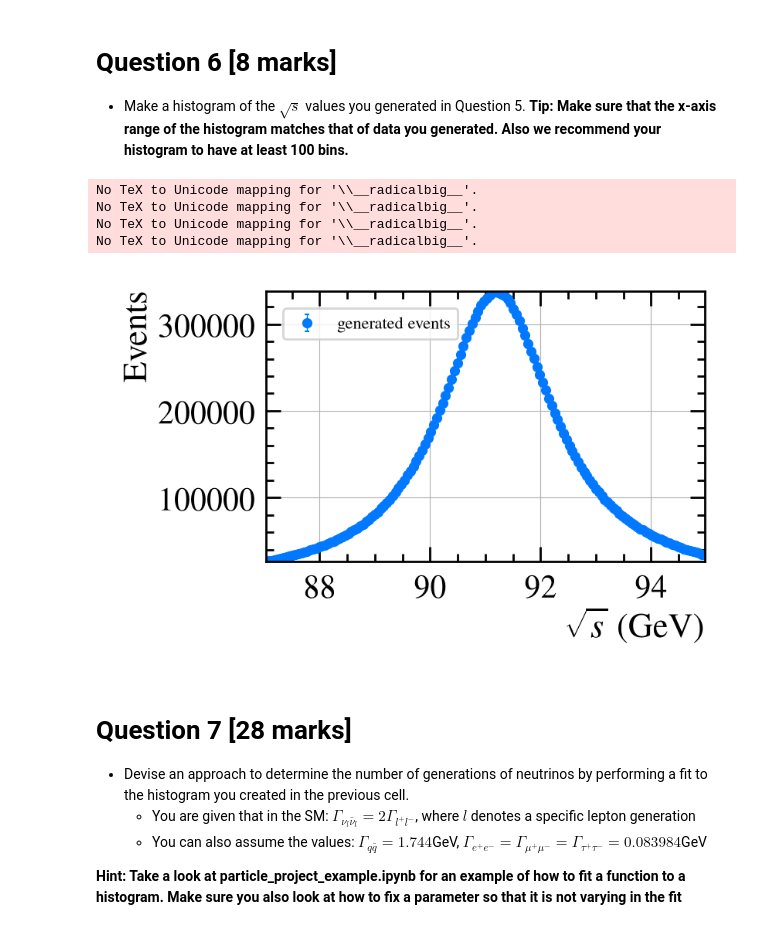
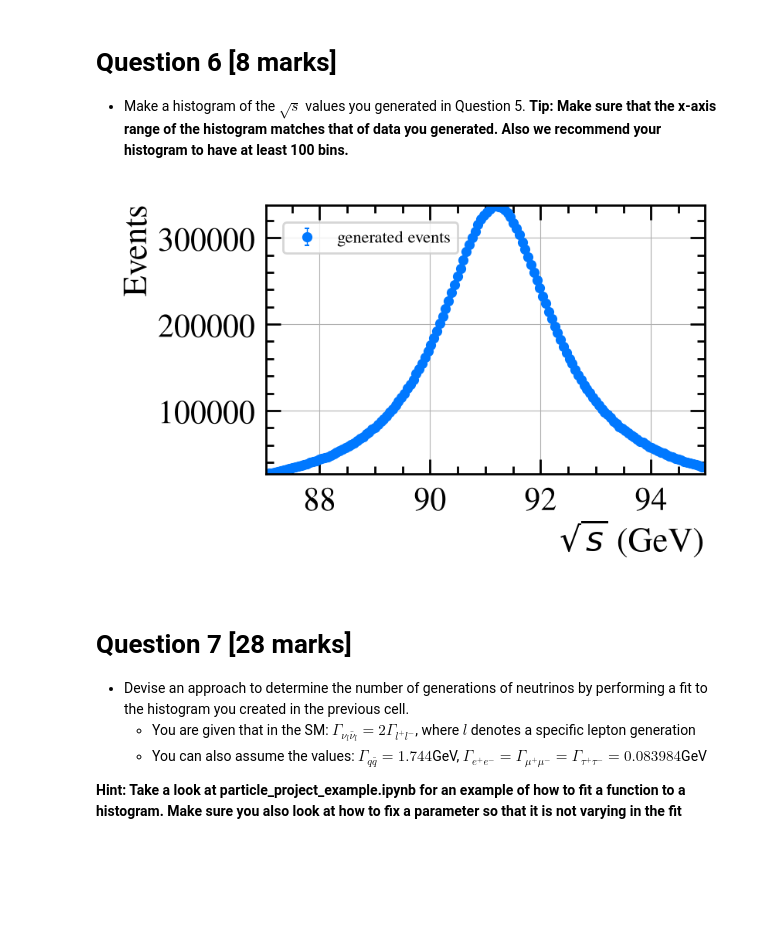
Before and after one commit to PastaShapes/particle-1-AH-JH-RYN, a Jupyter notebook: particle_1_AH_JH_RYN.ipynb, the cells around one changed output. Cells and saved outputs as stored; diff of their text form; code cells hidden in the pictures; blank space fills up the shorter version.

```diff
--- a/particle_1_AH_JH_RYN.ipynb
+++ b/particle_1_AH_JH_RYN.ipynb
@@ -138,32 +138,33 @@ sqrt_s_values2 = gen_data(n_events, cross_section_f2, x_min=sqrt_s_min2, x_max=s
 # Question 6 [8 marks]
 - Make a histogram of the $\sqrt{s}$  values you generated in Question 5.  **Tip: Make sure that the x-axis range of the histogram matches that of data you generated. Also we recommend your histogram to have at least 100 bins.**
 # %%
+# Fix matplotlib latex squareroot formatting error.
+plt.rcParams["text.usetex"] = False
+plt.rcParams["mathtext.fontset"] = "dejavusans"
+plt.rcParams["mathtext.default"] = "it"
+
 # Histogram with 150 bins of data from Q5 with 87 - 95 GeV range.
 hist, bin_edges = np.histogram(sqrt_s_values2, bins=150, range=(87, 95))
 errors = np.sqrt(hist)
 
 fig, ax = plt.subplots(figsize=(8,5))
 
 # Adds generated data and errors to histogram as points with uncertainty range.
 hep.histplot(hist,bins=bin_edges,
     histtype="errorbar",yerr=errors,
     label="generated events",
     color="C0",ax=ax
 )
 
 # Set axis titles & legend and show.
 ax.set_xlabel("$\sqrt{s}$ (GeV)")
 ax.set_ylabel("Events")
 ax.legend(loc="upper left", fontsize = 16, frameon=True)
 fig.tight_layout()
 plt.grid(True)
 plt.show()
 # %% [output]
-No TeX to Unicode mapping for '\\__radicalbig__'.
-No TeX to Unicode mapping for '\\__radicalbig__'.
-No TeX to Unicode mapping for '\\__radicalbig__'.
-No TeX to Unicode mapping for '\\__radicalbig__'.
-[figure, old version]
+[figure, new version]
 # %% [markdown]
 # Question 7 [28 marks] #
 - Devise an approach to determine the number of generations of neutrinos by performing a fit to the histogram you created in the previous cell.
```
Also changed, not shown: parts of 11 cells of this notebook.
